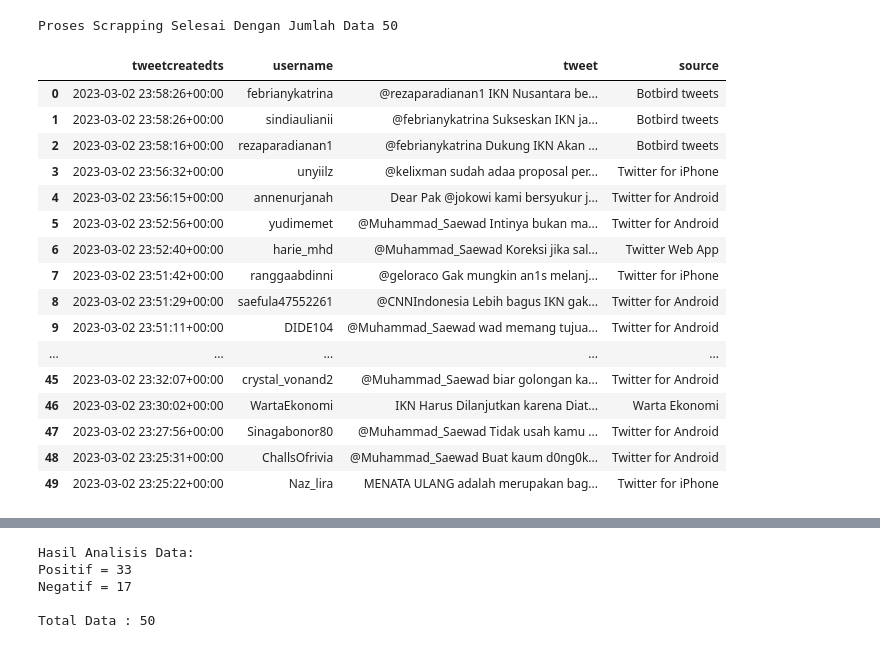
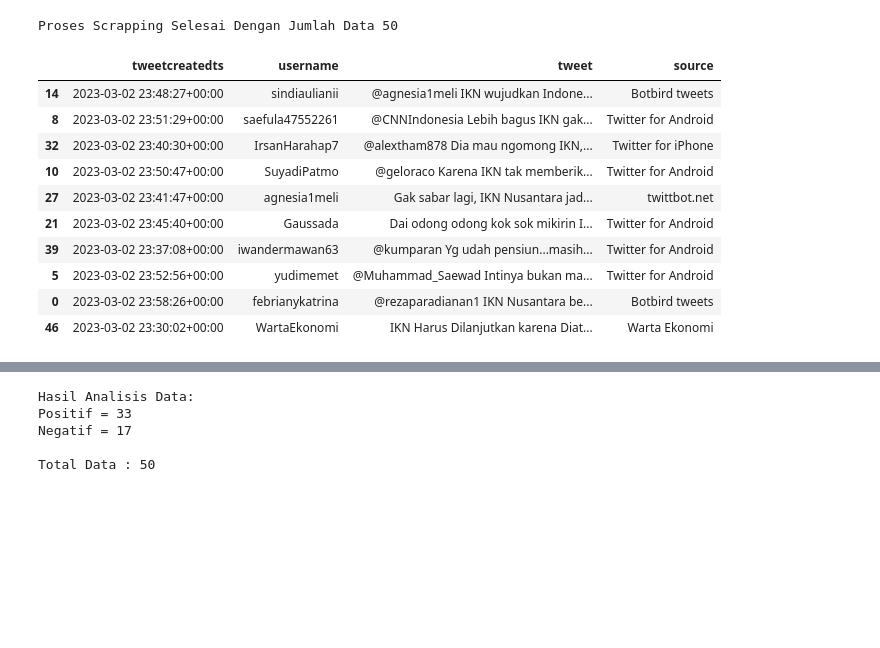
Before and after one commit to FaddliLWibowo/Twitter-Sentiment-Analysis-with-Streamlit, a Jupyter notebook: Data_Collection_From_Twitter_with_Textblob.ipynb, the cells around one changed output, grey strips where cells are left out. Drawn from its saved outputs; the diff is of its cells as text; code cells hidden in the pictures; blank space fills up the shorter version.

```diff
--- a/Data_Collection_From_Twitter_with_Textblob.ipynb
+++ b/Data_Collection_From_Twitter_with_Textblob.ipynb
@@ -101,25 +101,19 @@ WARNING:tweepy.api:Unexpected parameter: since
 Proses Scrapping Selesai Dengan Jumlah Data 50
 # %%
 tweets = pd.read_csv('Data-hasil-crawling.csv')
-tweets
+tweets.sample(10)
 # %% [output]
 |  | tweetcreatedts | username | tweet | source |
+| 14 | 2023-03-02 23:48:27+00:00 | sindiaulianii | @agnesia1meli IKN wujudkan Indone... | Botbird tweets |
+| 8 | 2023-03-02 23:51:29+00:00 | saefula47552261 | @CNNIndonesia Lebih bagus IKN gak... | Twitter for Android |
+| 32 | 2023-03-02 23:40:30+00:00 | IrsanHarahap7 | @alextham878 Dia mau ngomong IKN,... | Twitter for iPhone |
+| 10 | 2023-03-02 23:50:47+00:00 | SuyadiPatmo | @geloraco Karena IKN tak memberik... | Twitter for Android |
+| 27 | 2023-03-02 23:41:47+00:00 | agnesia1meli | Gak sabar lagi, IKN Nusantara jad... | twittbot.net |
+| 21 | 2023-03-02 23:45:40+00:00 | Gaussada | Dai odong odong kok sok mikirin I... | Twitter for Android |
+| 39 | 2023-03-02 23:37:08+00:00 | iwandermawan63 | @kumparan Yg udah pensiun...masih... | Twitter for Android |
+| 5 | 2023-03-02 23:52:56+00:00 | yudimemet | @Muhammad_Saewad Intinya bukan ma... | Twitter for Android |
 | 0 | 2023-03-02 23:58:26+00:00 | febrianykatrina | @rezaparadianan1 IKN Nusantara be... | Botbird tweets |
-| 1 | 2023-03-02 23:58:26+00:00 | sindiaulianii | @febrianykatrina Sukseskan IKN ja... | Botbird tweets |
-| 2 | 2023-03-02 23:58:16+00:00 | rezaparadianan1 | @febrianykatrina Dukung IKN Akan ... | Botbird tweets |
-| 3 | 2023-03-02 23:56:32+00:00 | unyiilz | @kelixman sudah adaa proposal per... | Twitter for iPhone |
-| 4 | 2023-03-02 23:56:15+00:00 | annenurjanah | Dear Pak @jokowi kami bersyukur j... | Twitter for Android |
-| 5 | 2023-03-02 23:52:56+00:00 | yudimemet | @Muhammad_Saewad Intinya bukan ma... | Twitter for Android |
-| 6 | 2023-03-02 23:52:40+00:00 | harie_mhd | @Muhammad_Saewad Koreksi jika sal... | Twitter Web App |
-| 7 | 2023-03-02 23:51:42+00:00 | ranggaabdinni | @geloraco Gak mungkin an1s melanj... | Twitter for iPhone |
-| 8 | 2023-03-02 23:51:29+00:00 | saefula47552261 | @CNNIndonesia Lebih bagus IKN gak... | Twitter for Android |
-| 9 | 2023-03-02 23:51:11+00:00 | DIDE104 | @Muhammad_Saewad wad memang tujua... | Twitter for Android |
-| ... | ... | ... | ... | ... |
-| 45 | 2023-03-02 23:32:07+00:00 | crystal_vonand2 | @Muhammad_Saewad biar golongan ka... | Twitter for Android |
 | 46 | 2023-03-02 23:30:02+00:00 | WartaEkonomi | IKN Harus Dilanjutkan karena Diat... | Warta Ekonomi |
-| 47 | 2023-03-02 23:27:56+00:00 | Sinagabonor80 | @Muhammad_Saewad Tidak usah kamu ... | Twitter for Android |
-| 48 | 2023-03-02 23:25:31+00:00 | ChallsOfrivia | @Muhammad_Saewad Buat kaum d0ng0k... | Twitter for Android |
-| 49 | 2023-03-02 23:25:22+00:00 | Naz_lira | MENATA ULANG adalah merupakan bag... | Twitter for iPhone |
 # %%
 tweets = tweets.reset_index(drop=True).drop_duplicates(subset='tweet', keep="last", ignore_index=True)
 # %%
```
Also changed, not shown: parts of 2 cells of this notebook.
